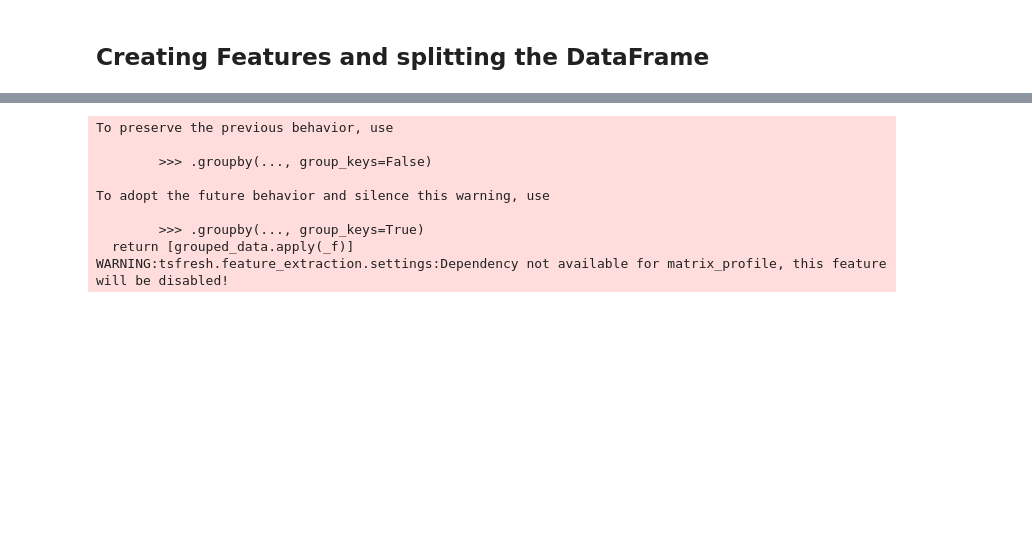
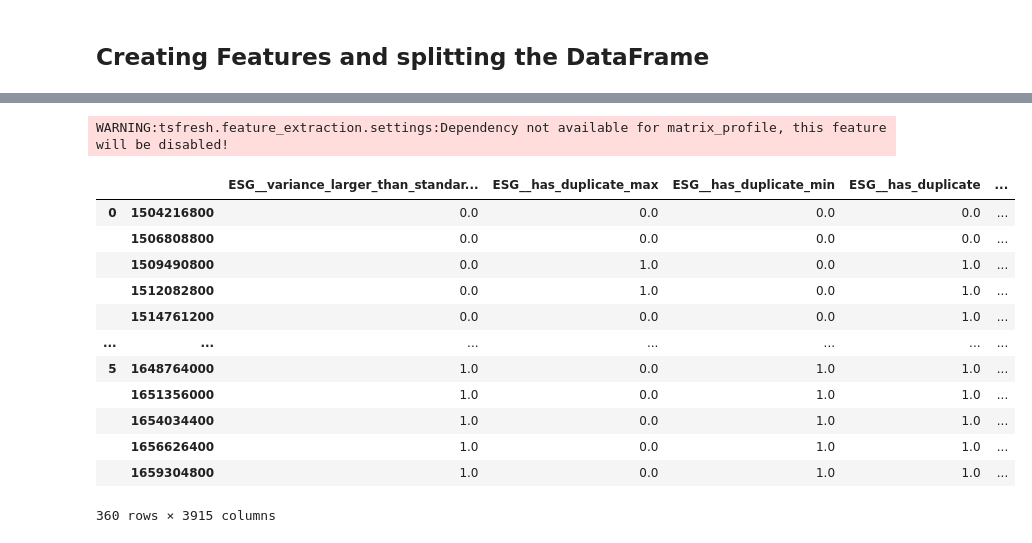
Before and after one commit to Sekuloski/vnp-prices, a Jupyter notebook: VNP_Project.ipynb, the cells around one changed output, grey strips where cells are left out. Saved outputs shown, nothing was run; the diff lists cells and outputs as text; code cells hidden in the pictures; blank space fills up the shorter version.

```diff
--- a/VNP_Project.ipynb
+++ b/VNP_Project.ipynb
@@ -112,14 +135,19 @@ for symbol, value in SYMBOLS.items():
 # %%
-df_rolled = roll_time_series(df, column_id="Symbol", column_sort="Time")
-df_features = extract_features(df_rolled[['ESG', 'Governance', 'Environment', 'Social', 'Close', 'id']], column_id="id", column_sort="id", impute_function=impute)
+df_features = extract_features(df_rolled, column_id="id", column_sort="id", impute_function=impute)
+df_features
 # %% [output]
-To preserve the previous behavior, use
-
-        >>> .groupby(..., group_keys=False)
-
-To adopt the future behavior and silence this warning, use
-
-        >>> .groupby(..., group_keys=True)
-  return [grouped_data.apply(_f)]
 WARNING:tsfresh.feature_extraction.settings:Dependency not available for matrix_profile, this feature will be disabled!
+|  |  | ESG__variance_larger_than_standar... | ESG__has_duplicate_max | ESG__has_duplicate_min | ESG__has_duplicate | ... |
+| 0 | 1504216800 | 0.0 | 0.0 | 0.0 | 0.0 | ... |
+|  | 1506808800 | 0.0 | 0.0 | 0.0 | 0.0 | ... |
+|  | 1509490800 | 0.0 | 1.0 | 0.0 | 1.0 | ... |
+|  | 1512082800 | 0.0 | 1.0 | 0.0 | 1.0 | ... |
+|  | 1514761200 | 0.0 | 0.0 | 0.0 | 1.0 | ... |
+| ... | ... | ... | ... | ... | ... | ... |
+| 5 | 1648764000 | 1.0 | 0.0 | 1.0 | 1.0 | ... |
+|  | 1651356000 | 1.0 | 0.0 | 1.0 | 1.0 | ... |
+|  | 1654034400 | 1.0 | 0.0 | 1.0 | 1.0 | ... |
+|  | 1656626400 | 1.0 | 0.0 | 1.0 | 1.0 | ... |
+|  | 1659304800 | 1.0 | 0.0 | 1.0 | 1.0 | ... |
+360 rows × 3915 columns
 # %%
```
Also changed, not shown: parts of 19 cells of this notebook, 2 other files.
